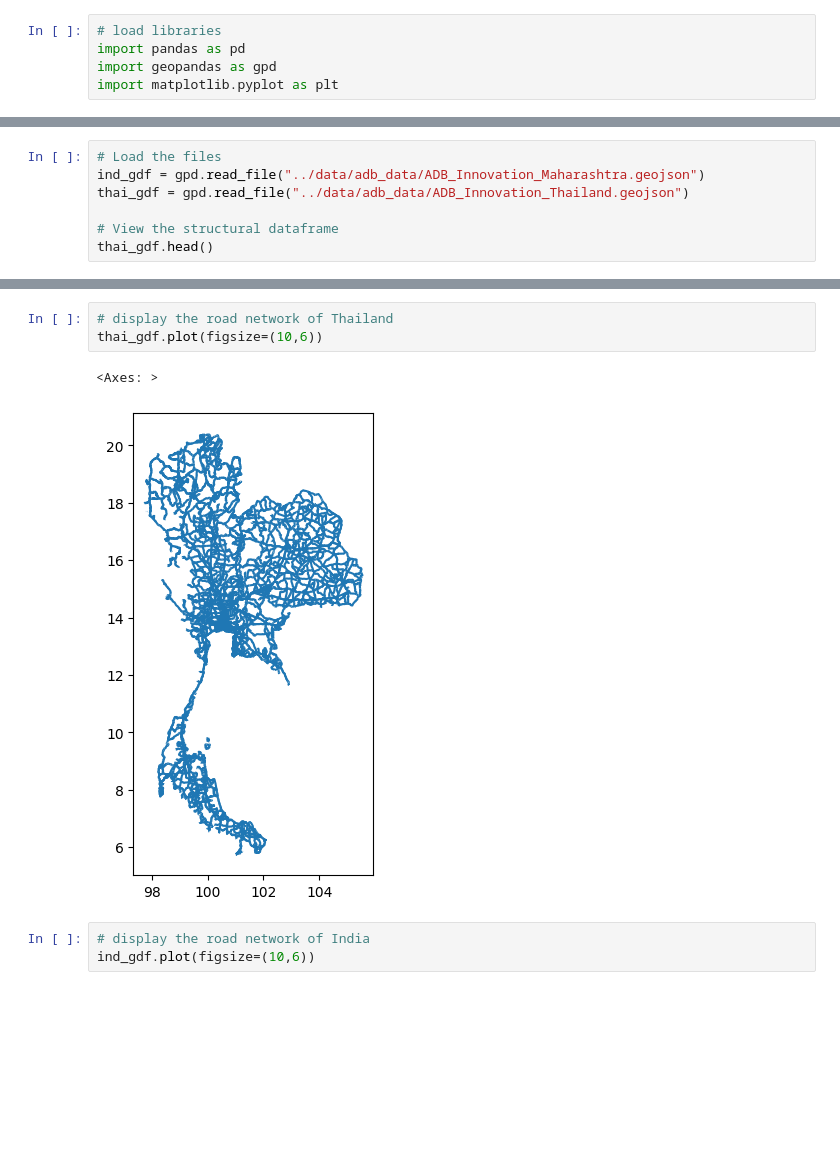
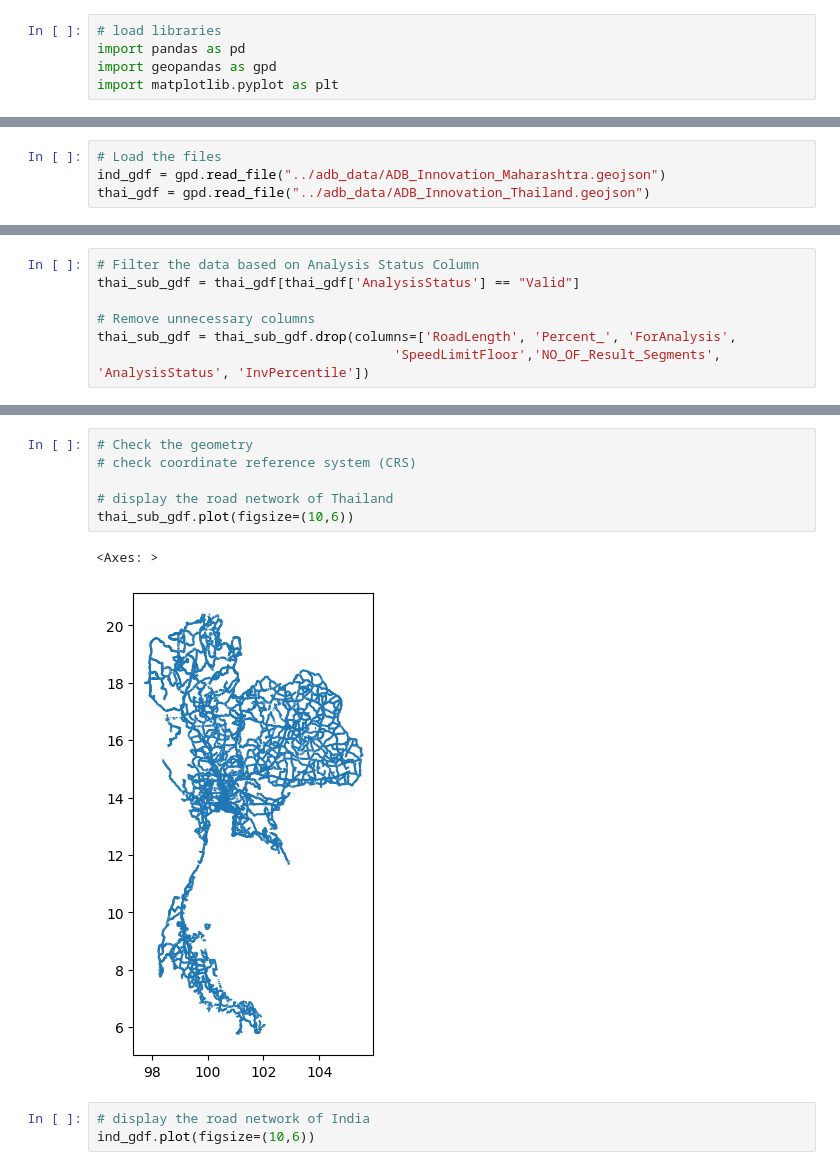
Before and after one commit to tasnimahmed11/RoadPulse, a Jupyter notebook: data_exploration.ipynb, the cells around one changed output, grey strips where cells are left out. Drawn from its saved outputs; the diff is of its cells as text; blank space fills up the shorter version.

```diff
--- a/data_exploration.ipynb
+++ b/data_exploration.ipynb
@@ -9,7 +11,4 @@ import matplotlib.pyplot as plt
 # %%
 # Load the files
-ind_gdf = gpd.read_file("../data/adb_data/ADB_Innovation_Maharashtra.geojson")
-thai_gdf = gpd.read_file("../data/adb_data/ADB_Innovation_Thailand.geojson")
-
-# View the structural dataframe
-thai_gdf.head()
+ind_gdf = gpd.read_file("../adb_data/ADB_Innovation_Maharashtra.geojson")
+thai_gdf = gpd.read_file("../adb_data/ADB_Innovation_Thailand.geojson")
@@ -34,0 +75,7 @@ thai_gdf.head()
+# %%
+# Filter the data based on Analysis Status Column
+thai_sub_gdf = thai_gdf[thai_gdf['AnalysisStatus'] == "Valid"]
+
+# Remove unnecessary columns
+thai_sub_gdf = thai_sub_gdf.drop(columns=['RoadLength', 'Percent_', 'ForAnalysis',
+                                      'SpeedLimitFloor','NO_OF_Result_Segments', 'AnalysisStatus', 'InvPercentile'])
@@ -35,9 +151,12 @@ thai_gdf.head()
 # %%
+# Check the geometry
+# check coordinate reference system (CRS)
+
 # display the road network of Thailand
-thai_gdf.plot(figsize=(10,6))
+thai_sub_gdf.plot(figsize=(10,6))
 # %% [output]
 <Axes: >
-[figure, old version]
+[figure, new version]
 # %%
 # display the road network of India
 ind_gdf.plot(figsize=(10,6))
```
Also changed, not shown: parts of 10 cells of this notebook, 1 other file.
